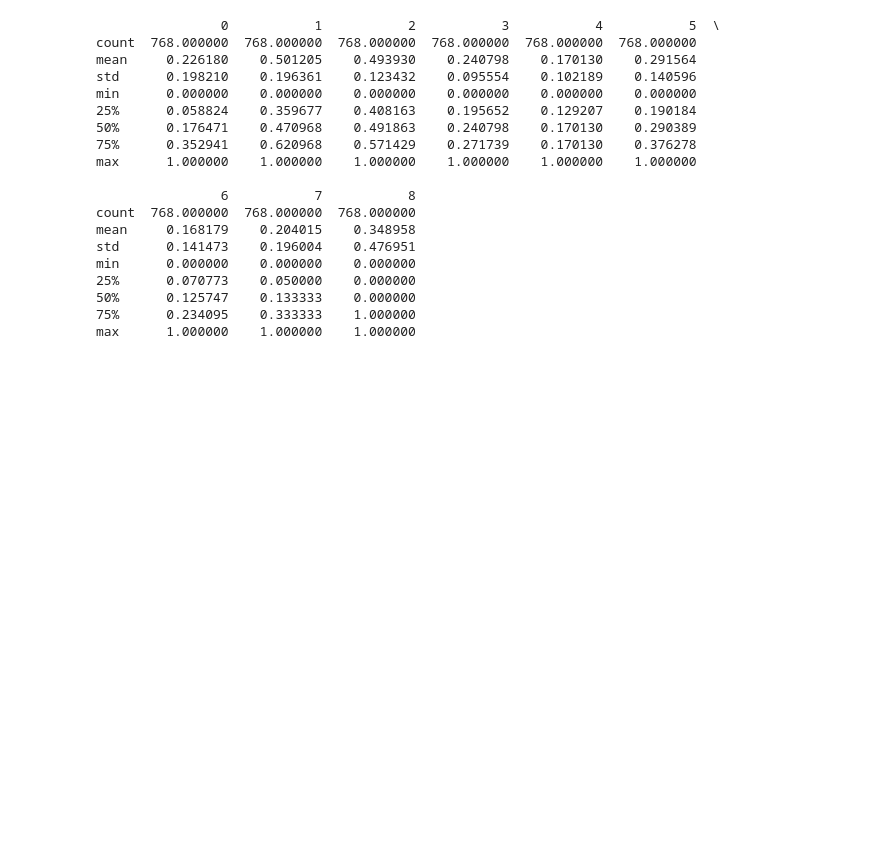
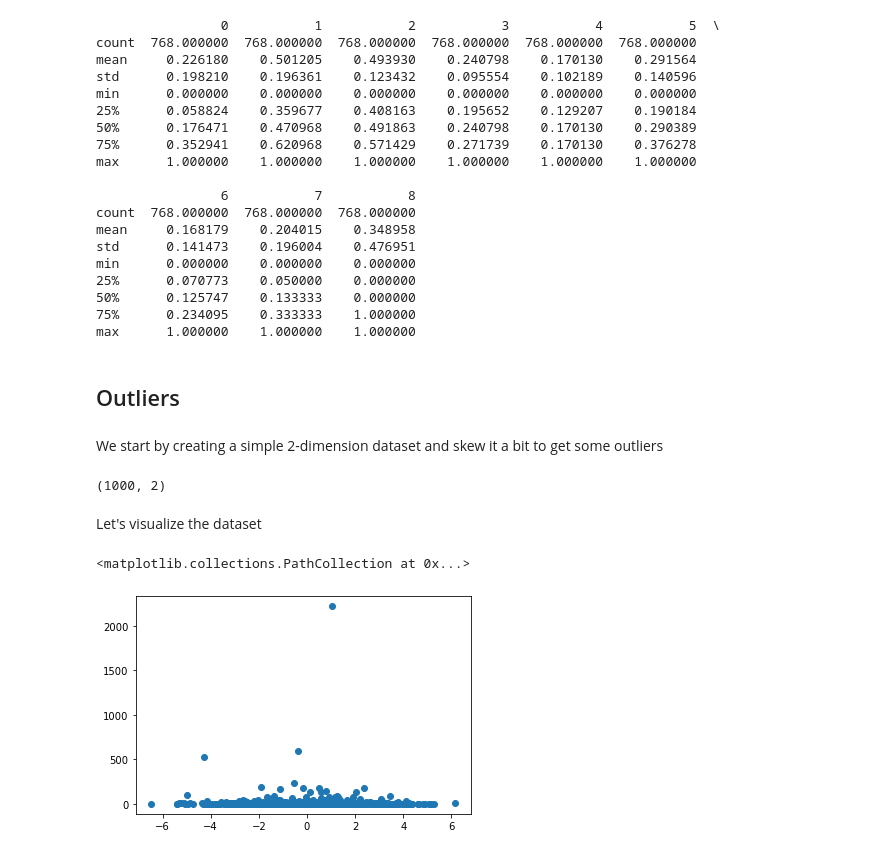
Before and after one commit to MartaVallejo/MachineLearning, a Jupyter notebook: DataPreprocessing.ipynb, the cells around one changed output. Drawn from its saved outputs; the diff is of its cells as text; code cells hidden in the pictures; blank space fills up the shorter version.

```diff
--- a/DataPreprocessing.ipynb
+++ b/DataPreprocessing.ipynb
@@ -624,3 +630,22 @@ min      0.000000    0.000000    0.000000
 50%      0.125747    0.133333    0.000000
 75%      0.234095    0.333333    1.000000
 max      1.000000    1.000000    1.000000
+# %% [markdown]
+## Outliers
+# %% [markdown]
+We start by creating a simple 2-dimension dataset and skew it a bit to get some outliers
+# %%
+np.random.seed(42)
+dataset = np.random.normal(0, 2, (1000,2))
+#dataset[:,0] = np.cos(dataset[:,0])
+dataset[:,1] = np.exp(dataset[:,1])
+dataset.shape
+# %% [output]
+(1000, 2)
+# %% [markdown]
+Let's visualize the dataset
+# %%
+plt.scatter(*zip(*dataset))
+# %% [output]
+<matplotlib.collections.PathCollection at 0x...>
+[figure, added]
```
Also changed, not shown: parts of 18 cells of this notebook.
